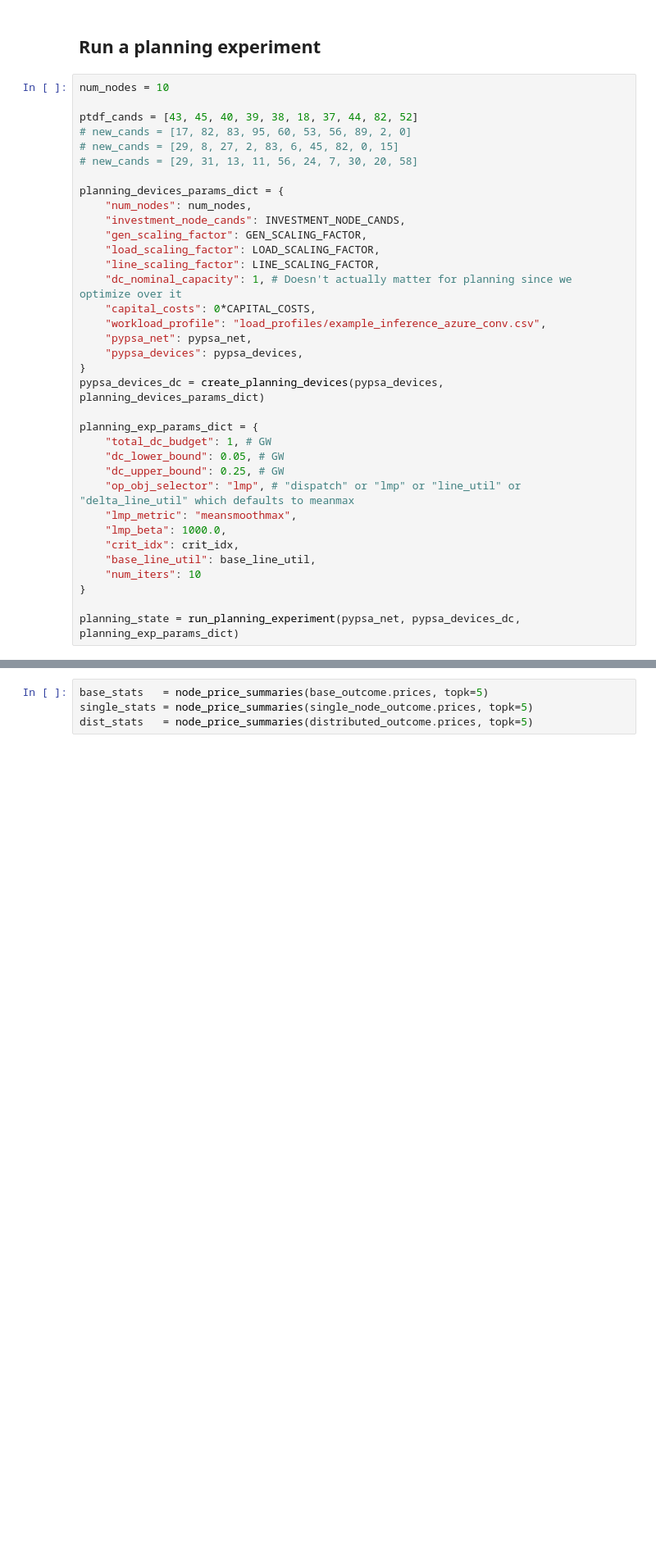
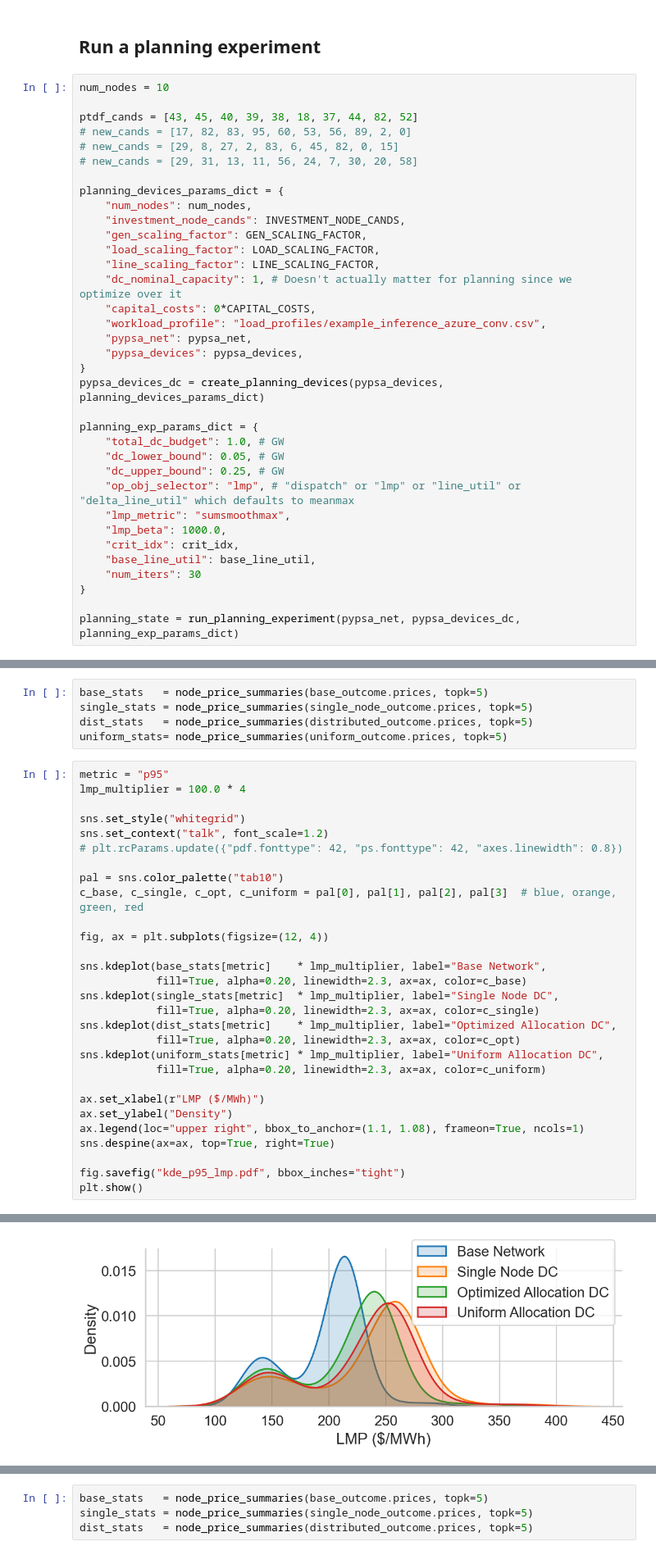
Before and after one commit to llanoajm/zap, a Jupyter notebook: development/lever_exps_dc_only.ipynb, the cells around one changed output, grey strips where cells are left out. Shown at 82% size. Drawn from its saved outputs; the diff is of its cells as text; blank space fills up the shorter version.

```diff
--- a/development/lever_exps_dc_only.ipynb
+++ b/development/lever_exps_dc_only.ipynb
@@ -547,15 +571,15 @@ planning_devices_params_dict = {
 pypsa_devices_dc = create_planning_devices(pypsa_devices, planning_devices_params_dict)
 
 planning_exp_params_dict = {
-    "total_dc_budget": 1, # GW
+    "total_dc_budget": 1.0, # GW
     "dc_lower_bound": 0.05, # GW
     "dc_upper_bound": 0.25, # GW
     "op_obj_selector": "lmp", # "dispatch" or "lmp" or "line_util" or "delta_line_util" which defaults to meanmax
-    "lmp_metric": "meansmoothmax",
+    "lmp_metric": "sumsmoothmax",
     "lmp_beta": 1000.0,
     "crit_idx": crit_idx,
     "base_line_util": base_line_util,
-    "num_iters": 10
+    "num_iters": 30
 }
 
 planning_state = run_planning_experiment(pypsa_net, pypsa_devices_dc, planning_exp_params_dict)
@@ -606,0 +661,35 @@ distributed_outcome = pypsa_net.dispatch(
+# %%
+base_stats   = node_price_summaries(base_outcome.prices, topk=5)
+single_stats = node_price_summaries(single_node_outcome.prices, topk=5)
+dist_stats   = node_price_summaries(distributed_outcome.prices, topk=5)
+uniform_stats= node_price_summaries(uniform_outcome.prices, topk=5)
+# %%
+metric = "p95"
+lmp_multiplier = 100.0 * 4
+
+sns.set_style("whitegrid")
+sns.set_context("talk", font_scale=1.2)
+# plt.rcParams.update({"pdf.fonttype": 42, "ps.fonttype": 42, "axes.linewidth": 0.8})
+
+pal = sns.color_palette("tab10")
+c_base, c_single, c_opt, c_uniform = pal[0], pal[1], pal[2], pal[3]  # blue, orange, green, red
+
+fig, ax = plt.subplots(figsize=(12, 4))
+
+sns.kdeplot(base_stats[metric]    * lmp_multiplier, label="Base Network",
+            fill=True, alpha=0.20, linewidth=2.3, ax=ax, color=c_base)
+sns.kdeplot(single_stats[metric]  * lmp_multiplier, label="Single Node DC",
+            fill=True, alpha=0.20, linewidth=2.3, ax=ax, color=c_single)
+sns.kdeplot(dist_stats[metric]    * lmp_multiplier, label="Optimized Allocation DC",
+            fill=True, alpha=0.20, linewidth=2.3, ax=ax, color=c_opt)
+sns.kdeplot(uniform_stats[metric] * lmp_multiplier, label="Uniform Allocation DC",
+            fill=True, alpha=0.20, linewidth=2.3, ax=ax, color=c_uniform)
+
+ax.set_xlabel(r"LMP ($/MWh)")
+ax.set_ylabel("Density")
+ax.legend(loc="upper right", bbox_to_anchor=(1.1, 1.08), frameon=True, ncols=1)
+sns.despine(ax=ax, top=True, right=True)
+
+fig.savefig("kde_p95_lmp.pdf", bbox_inches="tight")
+plt.show()
+# %% [output]
@@ -606,0 +713 @@ distributed_outcome = pypsa_net.dispatch(
+[figure, added]
```
Also changed, not shown: parts of 7 cells of this notebook, 2 other files.
